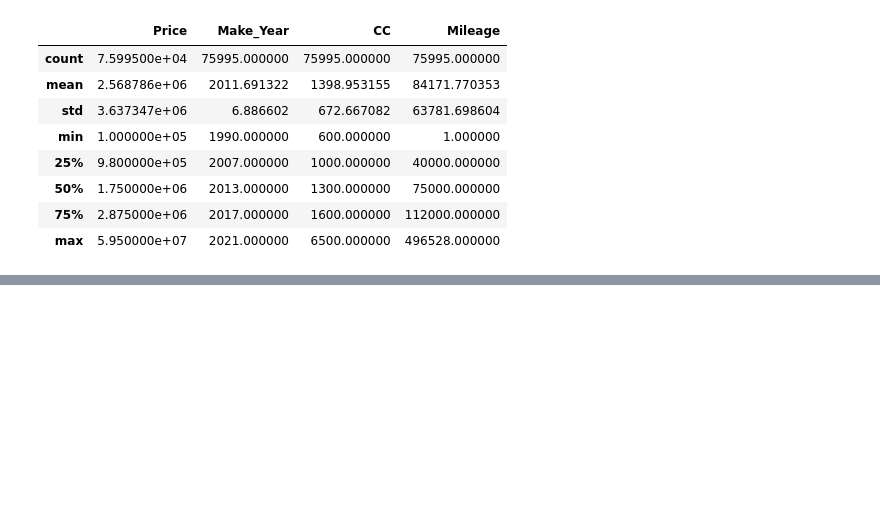
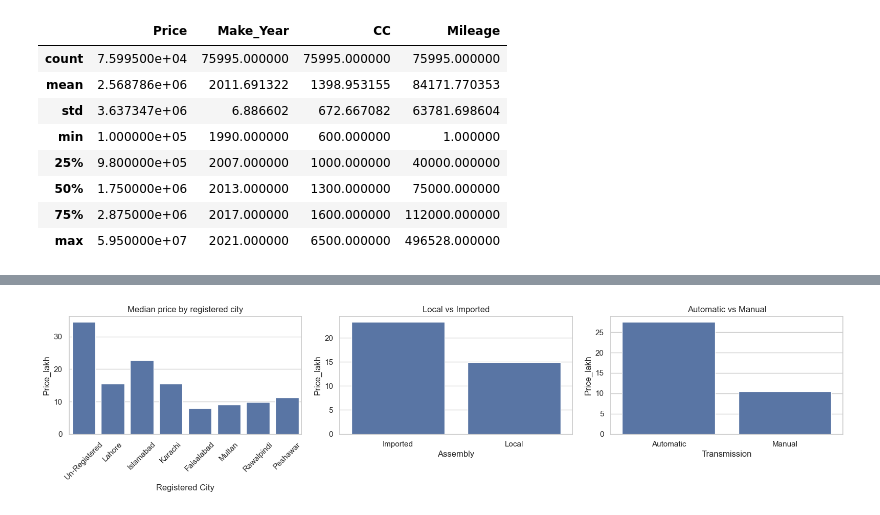
Before and after one commit to khalidhameed8989-hash/pakcar-price, a Jupyter notebook: notebooks/Cars_Price.ipynb, the cells around one changed output, grey strips where cells are left out. Drawn from its saved outputs; the diff is of its cells as text; code cells hidden in the pictures; blank space fills up the shorter version.

```diff
--- a/notebooks/Cars_Price.ipynb
+++ b/notebooks/Cars_Price.ipynb
@@ -198,0 +245,18 @@ clean.to_csv("../data/cleaned_cars.csv", index=False)
+# %%
+top_cities = clean["Registered City"].value_counts().head(8).index
+city = clean[clean["Registered City"].isin(top_cities)]
+
+fig, ax = plt.subplots(1, 3, figsize=(16, 4))
+sns.barplot(data=city, x="Registered City", y="Price_lakh", estimator="median", errorbar=None, ax=ax[0])
+ax[0].tick_params(axis="x", rotation=45)
+ax[0].set_title("Median price by registered city")
+
+sns.barplot(data=clean, x="Assembly", y="Price_lakh", estimator="median", errorbar=None, ax=ax[1])
+ax[1].set_title("Local vs Imported")
+
+sns.barplot(data=clean, x="Transmission", y="Price_lakh", estimator="median", errorbar=None, ax=ax[2])
+ax[2].set_title("Automatic vs Manual")
+plt.tight_layout()
+plt.show()
+# %% [output]
+[figure, added]
```
Also changed, not shown: parts of 6 cells of this notebook.
